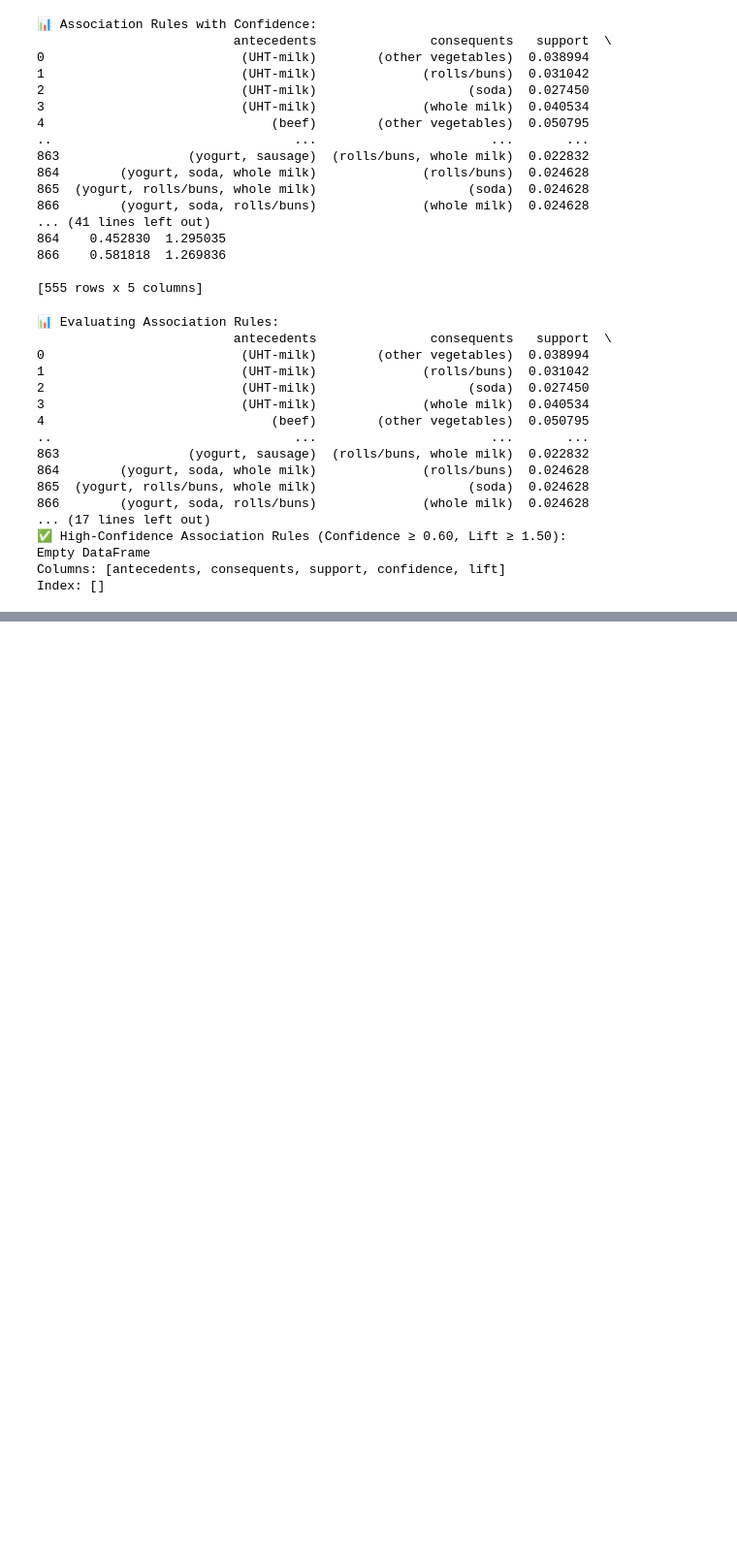
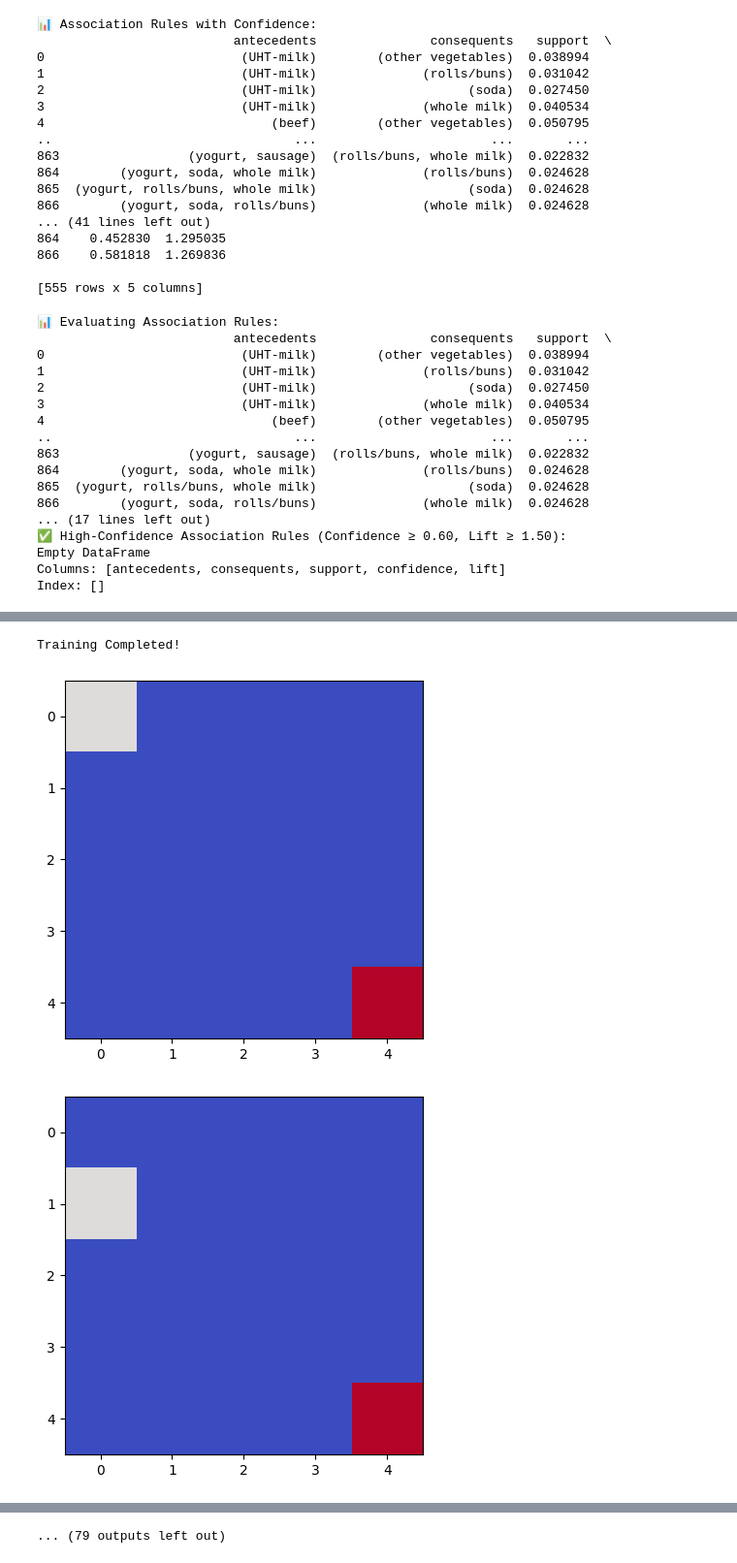
Before and after one commit to Swanimadhoop/ML_Algorithm, a Jupyter notebook: MLAlgorithm_Lab.ipynb, the cells around one changed output, grey strips where cells are left out. Shown at 97% size. Drawn from its saved outputs; the diff is of its cells as text; code cells hidden in the pictures; blank space fills up the shorter version.

```diff
--- a/MLAlgorithm_Lab.ipynb
+++ b/MLAlgorithm_Lab.ipynb
@@ -635,0 +997,71 @@ HTTPError: HTTP Error 404: Not Found
+# %%
+#IMPLEMENTING Q LEARN ALGORITHM
+
+# Q-Learning Implementation
+q_table = np.zeros((env.grid_size, env.grid_size, env.action_space.n))  # Initialize Q-table
+
+alpha = 0.1  # Learning rate
+gamma = 0.9  # Discount factor
+epsilon = 1.0  # Exploration rate
+epsilon_decay = 0.99  # Decay for exploration
+
+# Epsilon-Greedy Exploration
+def choose_action(state):
+    if np.random.rand() < epsilon:
+        return env.action_space.sample()  # Explore
+    else:
+        return np.argmax(q_table[state])  # Exploit
+# %%
+#TRAINING THE AGENT
+
+# Training the agent using Q-Learning
+num_episodes = 500
+rewards_per_episode = []
+
+for episode in range(num_episodes):
+    state = env.reset()
+    total_reward = 0
+
+    for step in range(50):  # Max steps per episode
+        action = choose_action(state)
+        next_state, reward, done, _ = env.step(action)
+
+        # Update Q-table
+        q_table[state][action] = q_table[state][action] + alpha * (reward + gamma * np.max(q_table[next_state]) - q_table[state][action])
+
+        state = next_state
+        total_reward += reward
+
+        if done:
+            break
+
+    rewards_per_episode.append(total_reward)
+    global epsilon
+    epsilon *= epsilon_decay  # Decay exploration
+
+print("Training Completed!")
+# %% [output]
+Training Completed!
+# %%
+#EVALUATION AND TEXTING
+
+# Evaluating the trained agent
+test_episodes = 10
+success_count = 0
+
+for episode in range(test_episodes):
+    state = env.reset()
+    env.render()
+    for step in range(50):
+        action = np.argmax(q_table[state])
+        next_state, reward, done, _ = env.step(action)
+        env.render()
+        state = next_state
+        if done:
+            success_count += 1
+            break
+
+print(f"Success Rate: {success_count}/{test_episodes}")
+# %% [output]
+[figure, added]
+[figure, added]
@@ -635,0 +1078 @@ HTTPError: HTTP Error 404: Not Found
+... (79 outputs left out)
```
Also changed, not shown: parts of 34 cells of this notebook.
